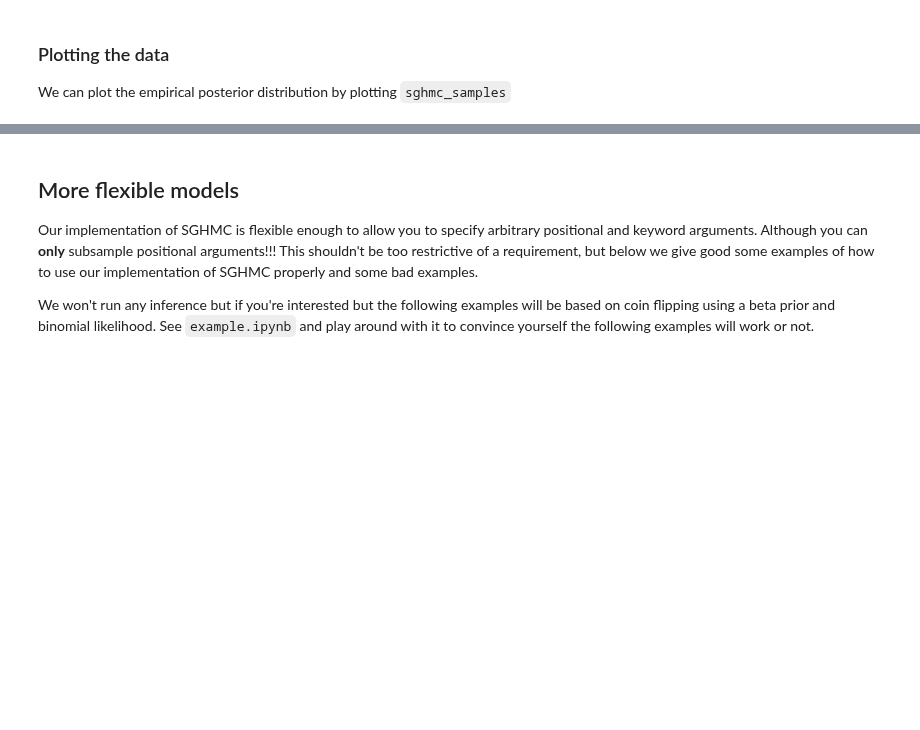
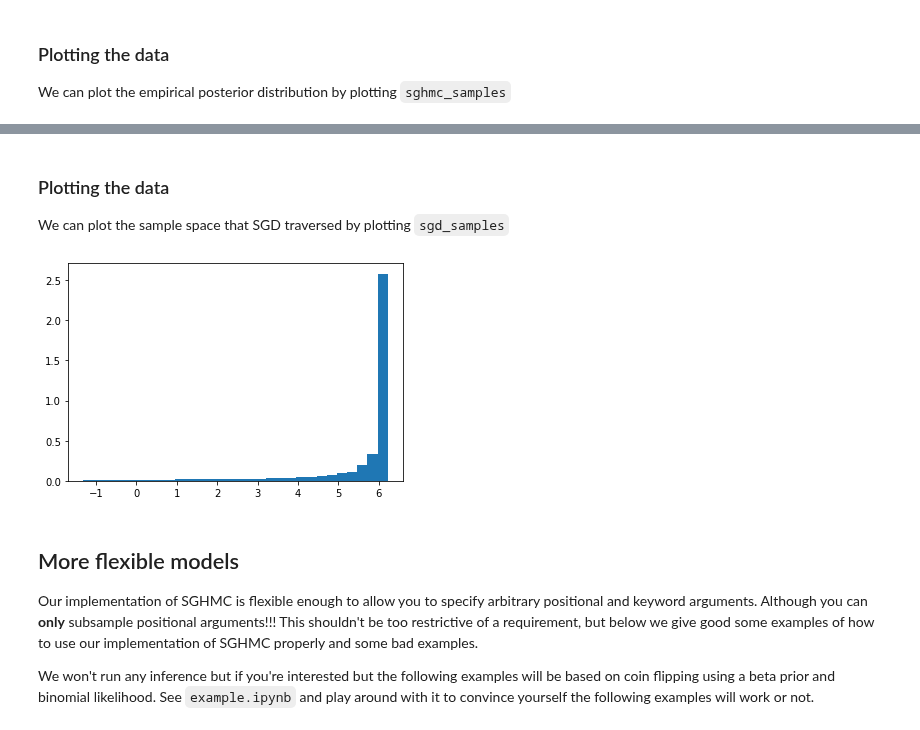
Before and after one commit to sacktock/SGHMC, a Jupyter notebook: demo.ipynb, the cells around one changed output, grey strips where cells are left out. Saved outputs shown, nothing was run; the diff lists cells and outputs as text; code cells hidden in the pictures; blank space fills up the shorter version.

```diff
--- a/demo.ipynb
+++ b/demo.ipynb
@@ -128,3 +203,26 @@ plt.show()
+# %%
+from sgd import SGD
+
+sgd_kernel = SGD(model,
+                 subsample_positions=[0],
+                 batch_size=5,
+                 step_size=0.001,
+                 num_steps=1)
+
+sgd_mcmc = MCMC(sgd_kernel, num_samples=1000, warmup_steps=0)
+sgd_mcmc.run(data)
+sgd_samples = sgd_mcmc.get_samples()
+# %% [markdown]
+### Plotting the data
+We can plot the sample space that SGD traversed by plotting `sgd_samples`
+# %%
+import numpy as np
+samples = sgd_samples['weight'].numpy()
+
+plt.hist(samples, density=True, bins=30)  # density=False would make counts
+plt.show()
+# %% [output]
+[figure, added]
 # %% [markdown]
 ## More flexible models
 
```
Also changed, not shown: parts of 8 cells of this notebook, 5 other files.
